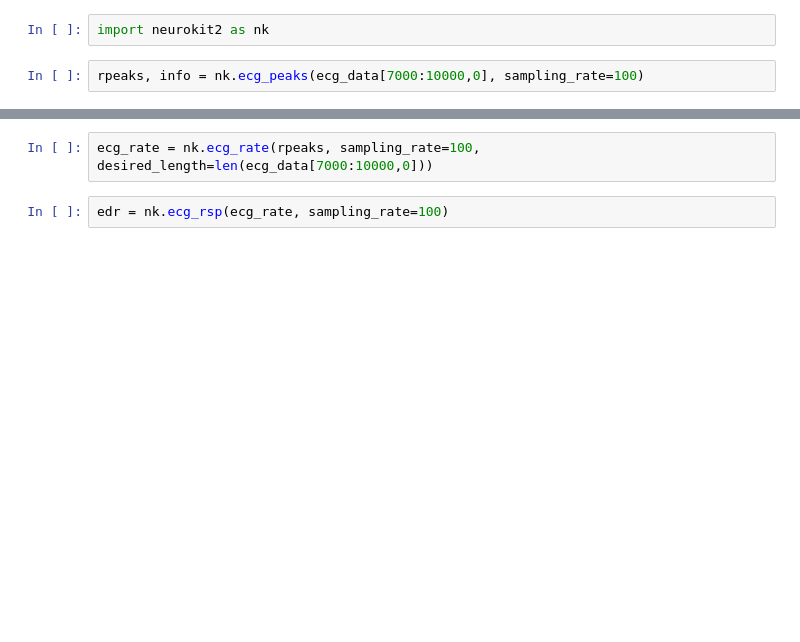
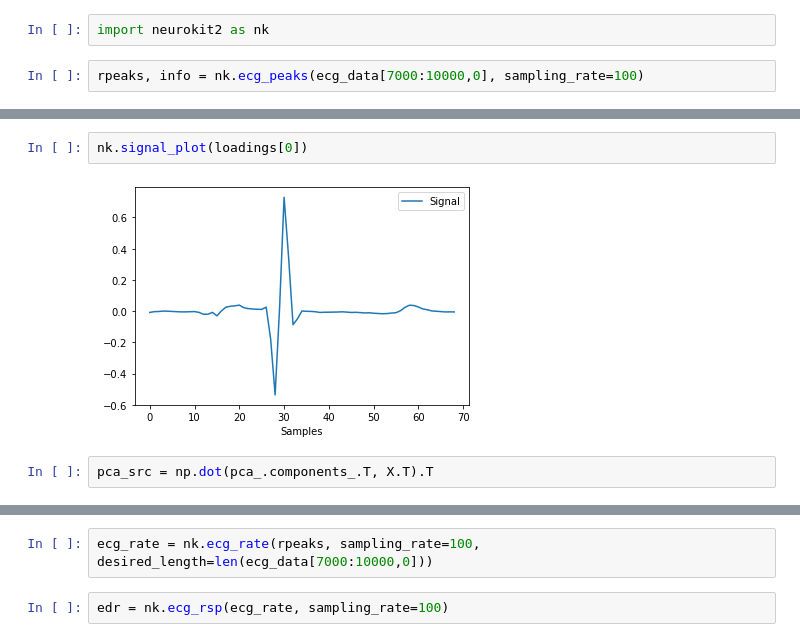
Before and after one commit to DoubleWSolusions/EDR, a Jupyter notebook: data_edr.ipynb, the cells around one changed output, grey strips where cells are left out. Cells and saved outputs as stored; diff of their text form; blank space fills up the shorter version.

```diff
--- a/data_edr.ipynb
+++ b/data_edr.ipynb
@@ -239,0 +252,6 @@ np.std(pca_.components_[:,0])
+# %%
+nk.signal_plot(loadings[0])
+# %% [output]
+[figure, added]
+# %%
+pca_src = np.dot(pca_.components_.T, X.T).T
```
Also changed, not shown: parts of 54 cells of this notebook.
